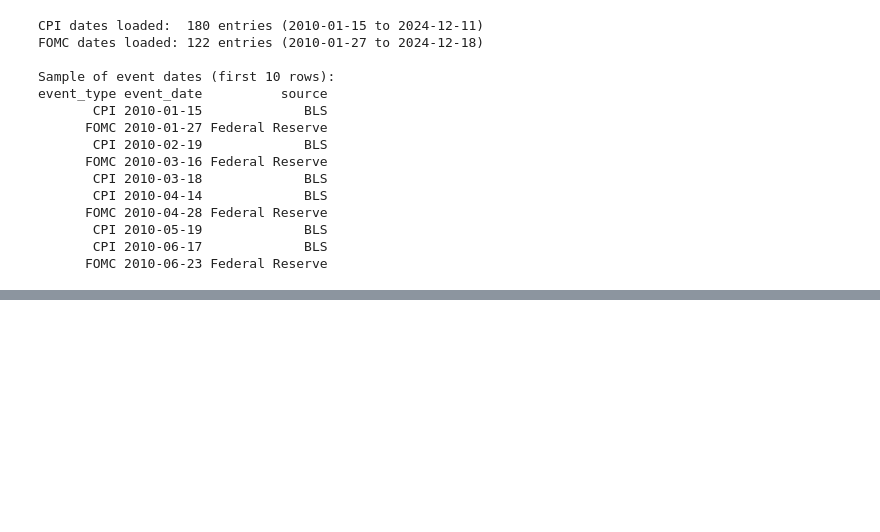
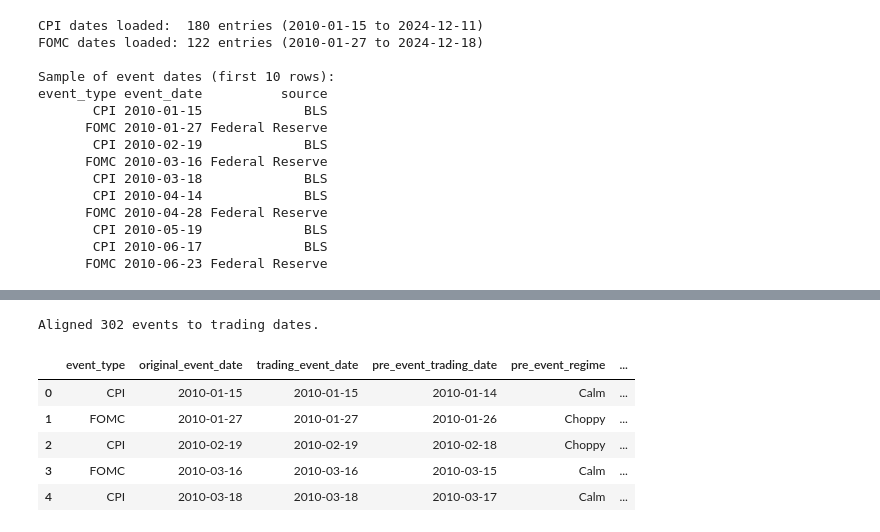
Before and after one commit to vizzzidane/regimelab, a Jupyter notebook: notebooks/01_regime_analysis.ipynb, the cells around one changed output, grey strips where cells are left out. Cells and saved outputs as stored; diff of their text form; code cells hidden in the pictures; blank space fills up the shorter version.

```diff
--- a/notebooks/01_regime_analysis.ipynb
+++ b/notebooks/01_regime_analysis.ipynb
@@ -429,0 +414,50 @@ This notebook has completed the following Phase 1 steps:
+# %%
+# df is our main dataframe with SPY data and 'Regime' column
+trading_dates = df.index
+
+aligned_events = []
+
+for idx, row in events_df.iterrows():
+    ev_type = row['event_type']
+    orig_date = pd.to_datetime(row['event_date'])
+
+    # Find the nearest trading date on or after the original event date
+    valid_dates = trading_dates[trading_dates >= orig_date]
+    if len(valid_dates) == 0:
+        continue # Event is past our available data
+
+    trade_date = valid_dates[0]
+
+    # Get the index position of the trading date
+    trade_idx = trading_dates.get_loc(trade_date)
+
+    # Need at least 1 day before for pre-event regime
+    if trade_idx < 1:
+        continue
+
+    pre_event_date = trading_dates[trade_idx - 1]
+
+    pre_event_regime = df.loc[pre_event_date, 'Regime']
+    event_day_regime = df.loc[trade_date, 'Regime']
+
+    aligned_events.append({
+        'event_type': ev_type,
+        'original_event_date': orig_date.date(),
+        'trading_event_date': trade_date.date(),
+        'pre_event_trading_date': pre_event_date.date(),
+        'pre_event_regime': pre_event_regime,
+        'event_day_regime': event_day_regime
+    })
+
+aligned_df = pd.DataFrame(aligned_events)
+aligned_df.to_csv('../data/aligned_events.csv', index=False)
+print(f"Aligned {len(aligned_df)} events to trading dates.")
+aligned_df.head()
+# %% [output]
+Aligned 302 events to trading dates.
+|  | event_type | original_event_date | trading_event_date | pre_event_trading_date | pre_event_regime | ... |
+| 0 | CPI | 2010-01-15 | 2010-01-15 | 2010-01-14 | Calm | ... |
+| 1 | FOMC | 2010-01-27 | 2010-01-27 | 2010-01-26 | Choppy | ... |
+| 2 | CPI | 2010-02-19 | 2010-02-19 | 2010-02-18 | Choppy | ... |
+| 3 | FOMC | 2010-03-16 | 2010-03-16 | 2010-03-15 | Calm | ... |
+| 4 | CPI | 2010-03-18 | 2010-03-18 | 2010-03-17 | Calm | ... |
```
Also changed, not shown: parts of 14 cells of this notebook, 8 other files.
